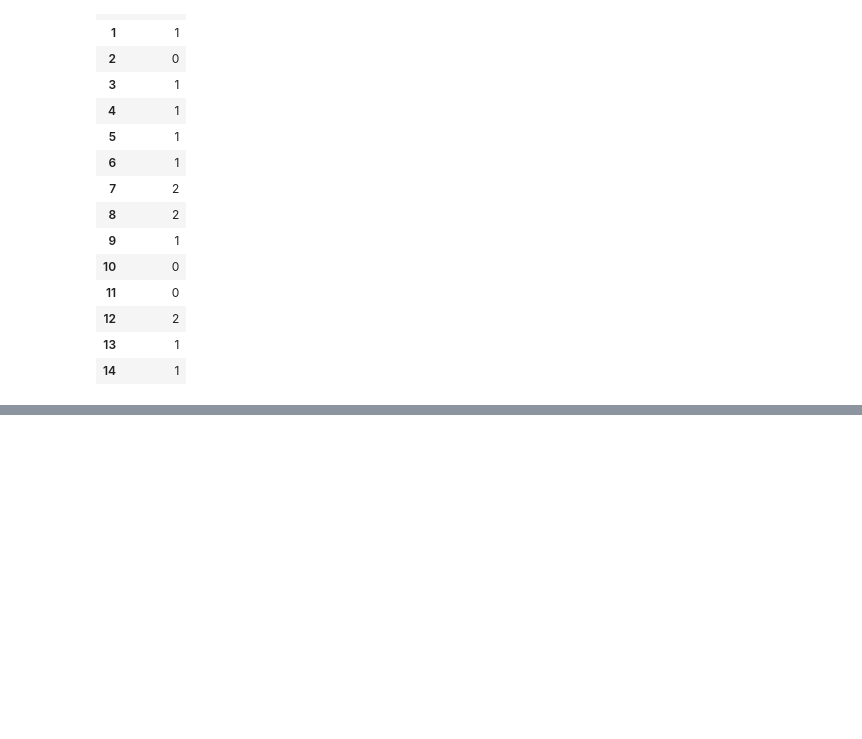
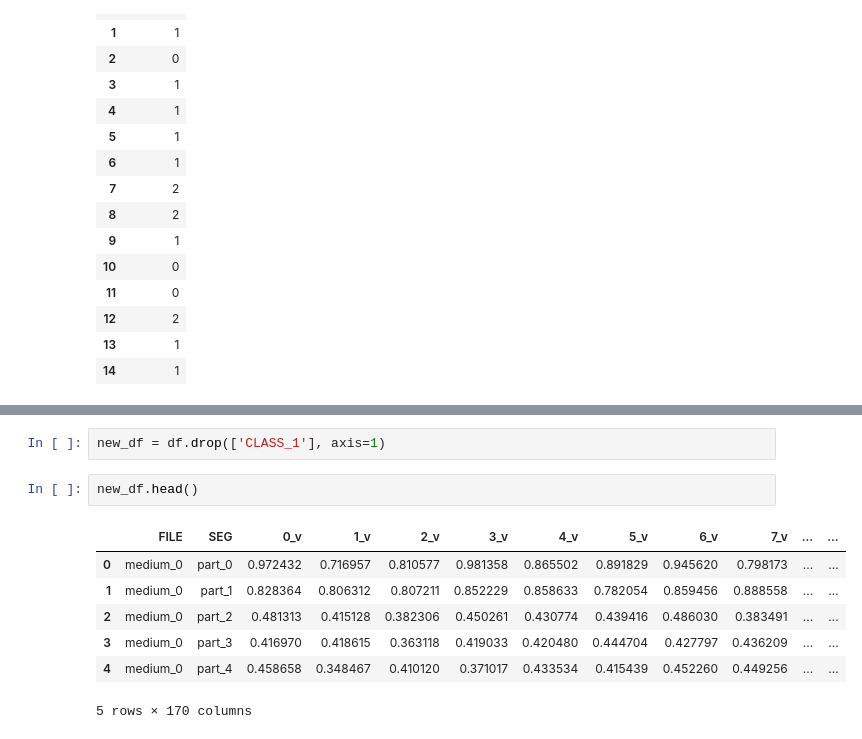
Before and after one commit to cjd1884/pyLectureMultiModalAnalysis, a Jupyter notebook: jupyter/Visualisation.ipynb, the cells around one changed output, grey strips where cells are left out. Drawn from its saved outputs; the diff is of its cells as text; blank space fills up the shorter version.

```diff
--- a/jupyter/Visualisation.ipynb
+++ b/jupyter/Visualisation.ipynb
@@ -102,0 +124,12 @@ rs[cat_column].head(15)
+# %%
+new_df = df.drop(['CLASS_1'], axis=1)
+# %%
+new_df.head()
+# %% [output]
+|  | FILE | SEG | 0_v | 1_v | 2_v | 3_v | 4_v | 5_v | 6_v | 7_v | ... | ... |
+| 0 | medium_0 | part_0 | 0.972432 | 0.716957 | 0.810577 | 0.981358 | 0.865502 | 0.891829 | 0.945620 | 0.798173 | ... | ... |
+| 1 | medium_0 | part_1 | 0.828364 | 0.806312 | 0.807211 | 0.852229 | 0.858633 | 0.782054 | 0.859456 | 0.888558 | ... | ... |
+| 2 | medium_0 | part_2 | 0.481313 | 0.415128 | 0.382306 | 0.450261 | 0.430774 | 0.439416 | 0.486030 | 0.383491 | ... | ... |
+| 3 | medium_0 | part_3 | 0.416970 | 0.418615 | 0.363118 | 0.419033 | 0.420480 | 0.444704 | 0.427797 | 0.436209 | ... | ... |
+| 4 | medium_0 | part_4 | 0.458658 | 0.348467 | 0.410120 | 0.371017 | 0.433534 | 0.415439 | 0.452260 | 0.449256 | ... | ... |
+5 rows × 170 columns
```
Also changed, not shown: parts of 6 cells of this notebook, 13 other files.
